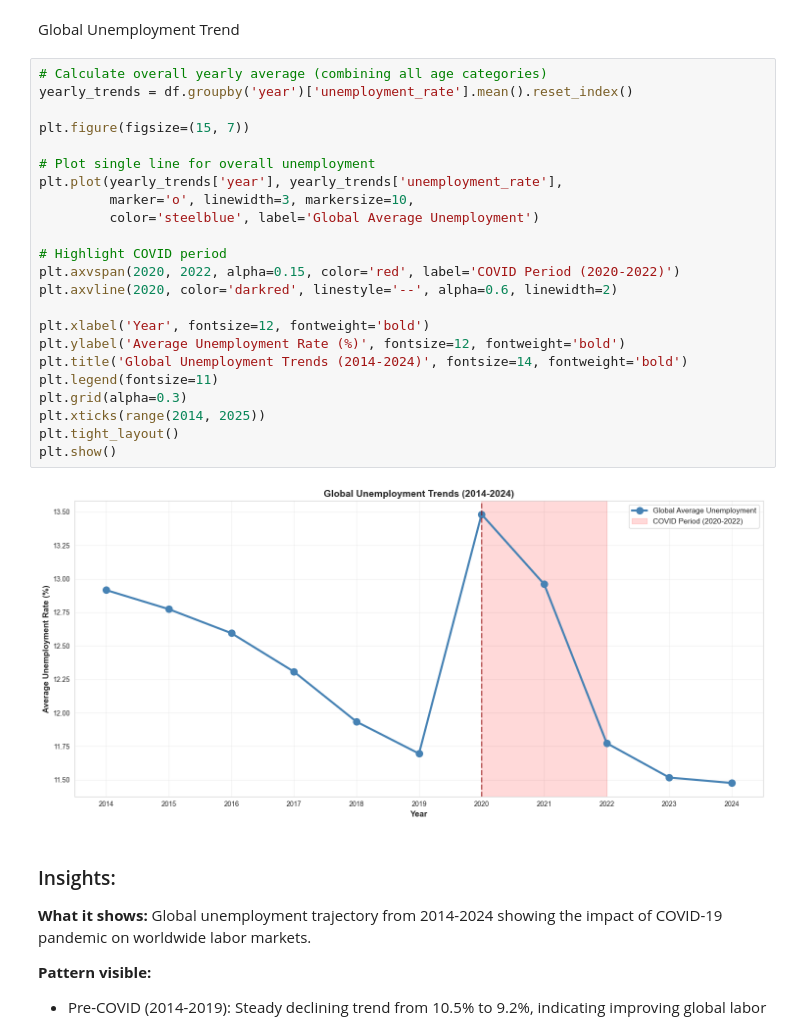
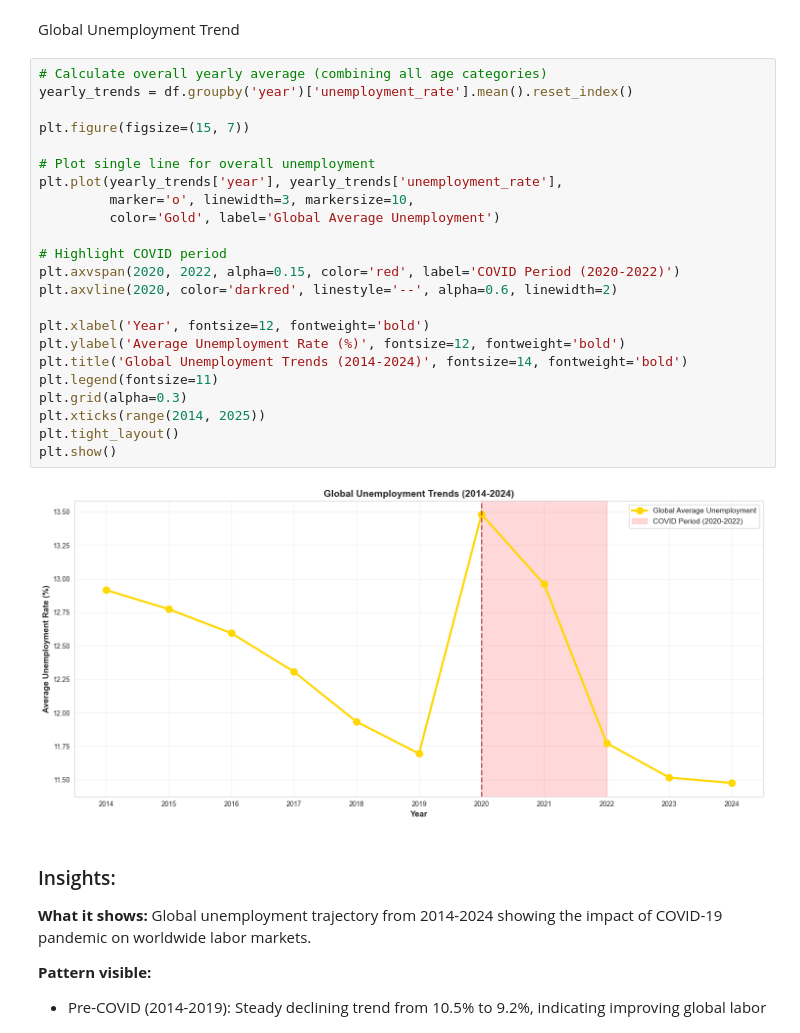
Before and after one commit to supremkc05/unemployment-economic-analysis, a Jupyter notebook: analysis/eda.ipynb, the cells around one changed output. Saved outputs shown, nothing was run; the diff lists cells and outputs as text.

```diff
--- a/analysis/eda.ipynb
+++ b/analysis/eda.ipynb
@@ -78,28 +104,28 @@ Global Unemployment Trend
 # %%
 # Calculate overall yearly average (combining all age categories)
 yearly_trends = df.groupby('year')['unemployment_rate'].mean().reset_index()
 
 plt.figure(figsize=(15, 7))
 
 # Plot single line for overall unemployment
 plt.plot(yearly_trends['year'], yearly_trends['unemployment_rate'],
          marker='o', linewidth=3, markersize=10,
-         color='steelblue', label='Global Average Unemployment')
+         color='Gold', label='Global Average Unemployment')
 
 # Highlight COVID period
 plt.axvspan(2020, 2022, alpha=0.15, color='red', label='COVID Period (2020-2022)')
 plt.axvline(2020, color='darkred', linestyle='--', alpha=0.6, linewidth=2)
 
 plt.xlabel('Year', fontsize=12, fontweight='bold')
 plt.ylabel('Average Unemployment Rate (%)', fontsize=12, fontweight='bold')
 plt.title('Global Unemployment Trends (2014-2024)', fontsize=14, fontweight='bold')
 plt.legend(fontsize=11)
 plt.grid(alpha=0.3)
 plt.xticks(range(2014, 2025))
 plt.tight_layout()
 plt.show()
 # %% [output]
-[figure, old version]
+[figure, new version]
 # %% [markdown]
 ### Insights:
 
```
Also changed, not shown: parts of 4 cells of this notebook, 1 other file.
